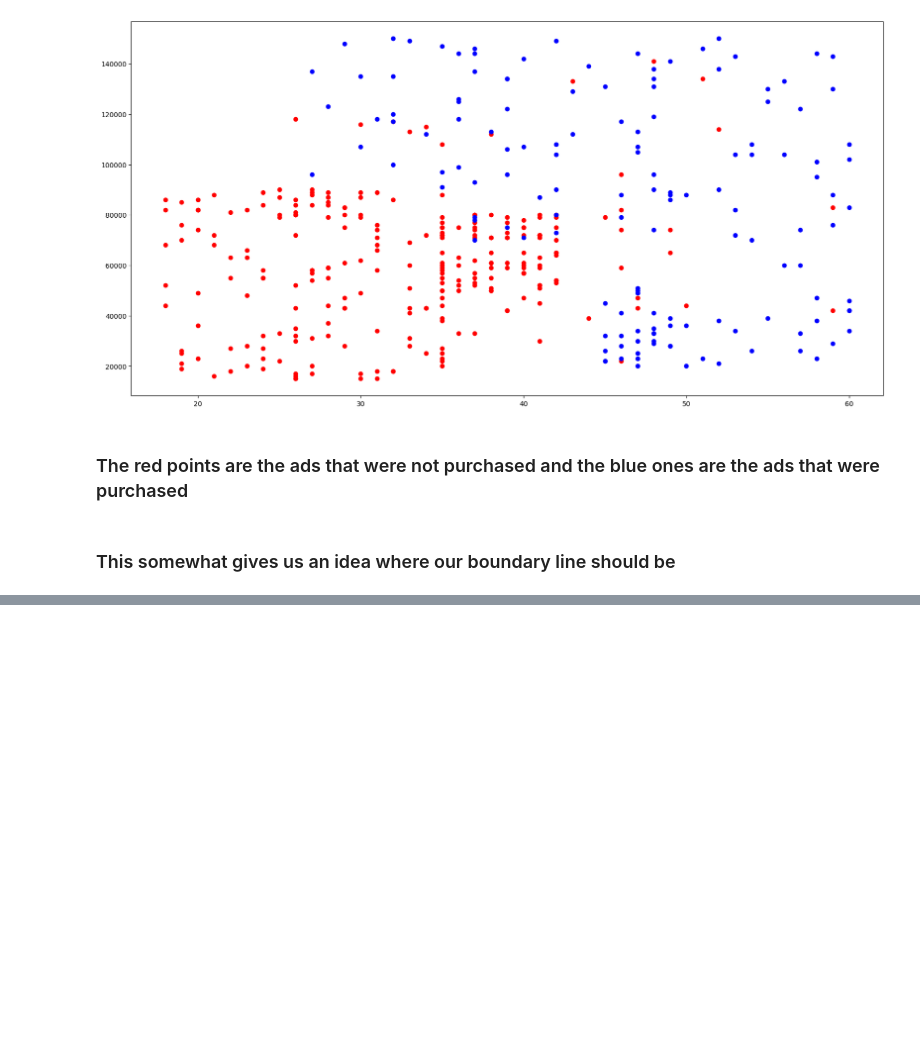
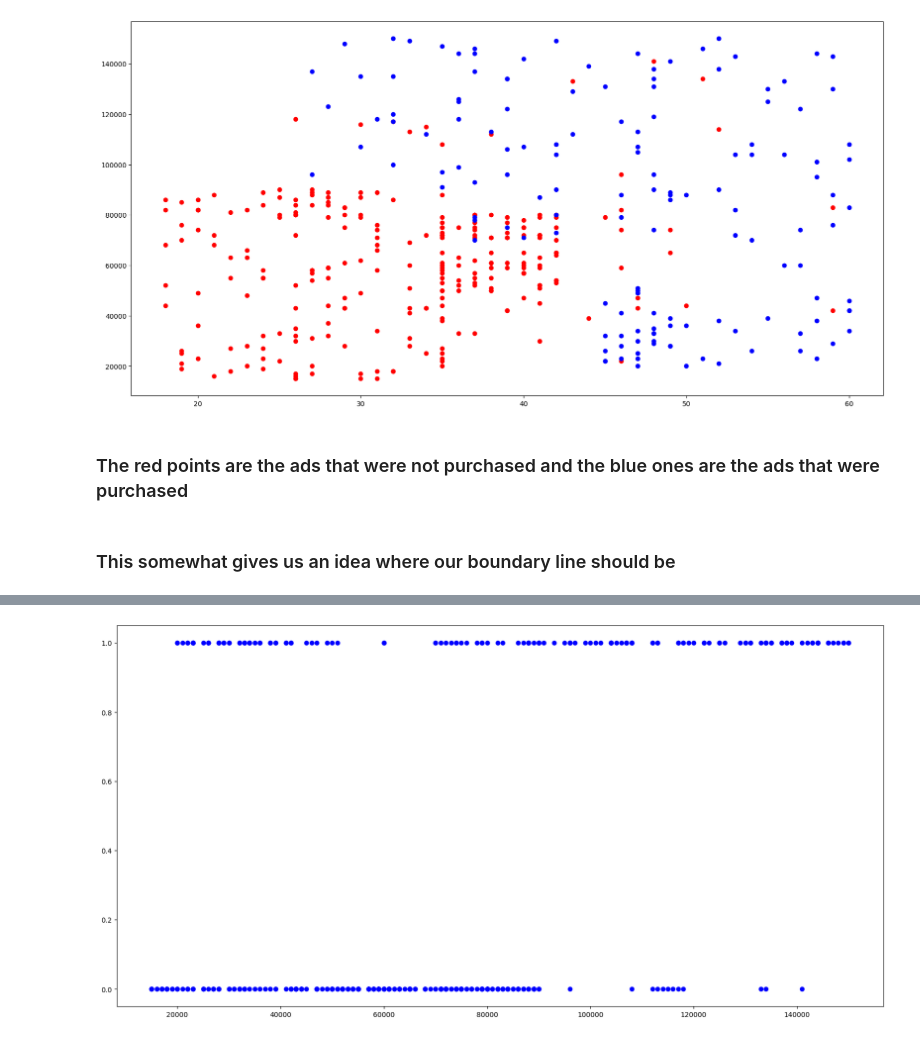
Before and after one commit to tkC0ding/Logistic-Regression, a Jupyter notebook: code_file.ipynb, the cells around one changed output, grey strips where cells are left out. Cells and saved outputs as stored; diff of their text form; code cells hidden in the pictures; blank space fills up the shorter version.

Commit message:
Updated Code File
Deceided to make it single variate and graphed the final dataframe as a scatter plot

```diff
--- a/code_file.ipynb
+++ b/code_file.ipynb
@@ -47,0 +61,3 @@ fig.show()
+# %%
+df = df.drop(columns='Age')
+df.head()
@@ -47,0 +71,6 @@ fig.show()
+# %%
+fig, ax = plt.subplots(1,1, figsize=(20, 10))
+ax.scatter(df['EstimatedSalary'], df['Purchased'], color='blue')
+fig.show()
+# %% [output]
+[figure, added]
```
Also changed, not shown: parts of 4 cells of this notebook, 1 other file.
